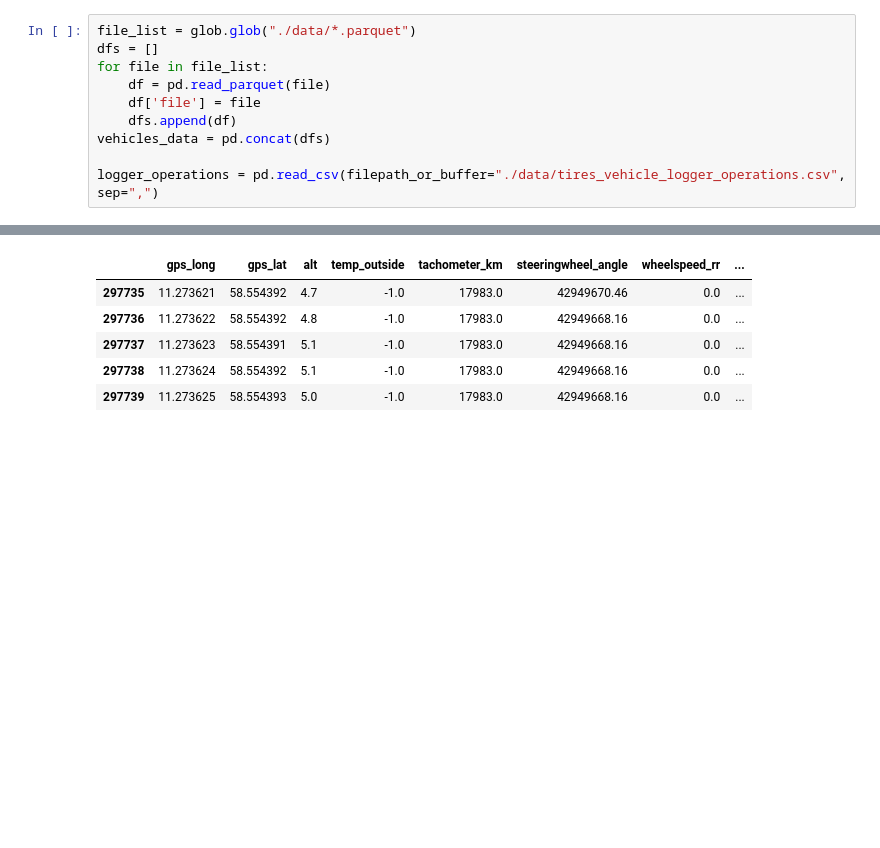
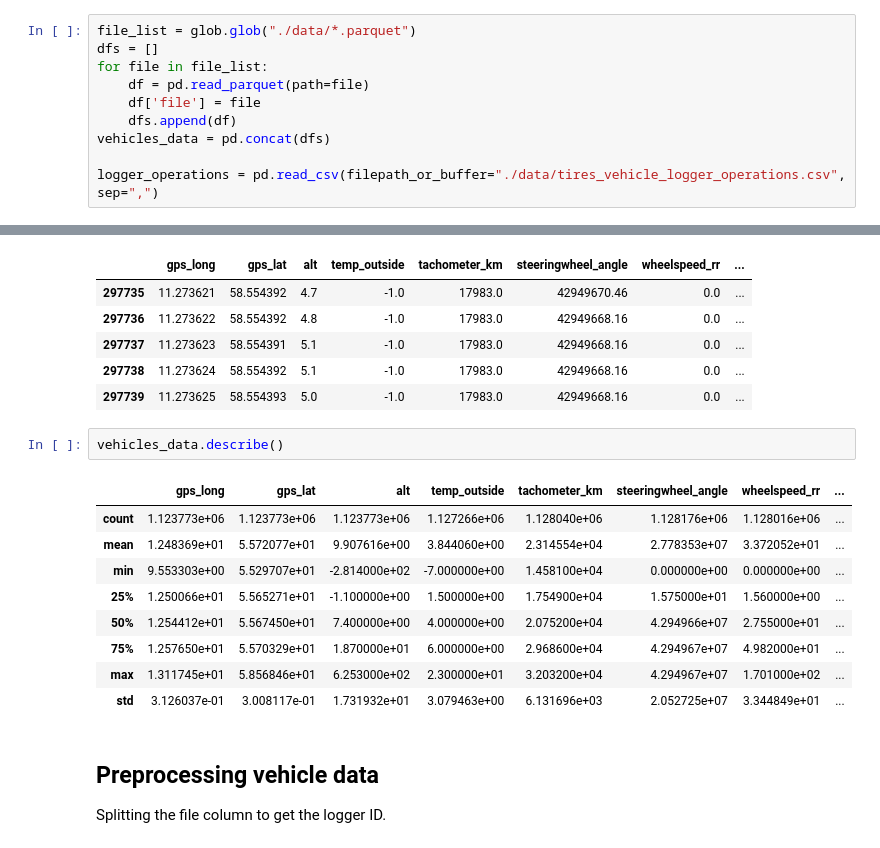
Before and after one commit to jmaumc/continental-case-study, a Jupyter notebook: explorations.ipynb, the cells around one changed output, grey strips where cells are left out. Drawn from its saved outputs; the diff is of its cells as text; blank space fills up the shorter version.

```diff
--- a/explorations.ipynb
+++ b/explorations.ipynb
@@ -8,7 +8,7 @@ pd.options.display.max_columns = 500
 file_list = glob.glob("./data/*.parquet")
 dfs = []
 for file in file_list:
-    df = pd.read_parquet(file)
+    df = pd.read_parquet(path=file)
     df['file'] = file
     dfs.append(df)
 vehicles_data = pd.concat(dfs)
@@ -82,3 +119,19 @@ None
 | 297737 | 11.273623 | 58.554391 | 5.1 | -1.0 | 17983.0 | 42949668.16 | 0.0 | ... |
 | 297738 | 11.273624 | 58.554392 | 5.1 | -1.0 | 17983.0 | 42949668.16 | 0.0 | ... |
 | 297739 | 11.273625 | 58.554393 | 5.0 | -1.0 | 17983.0 | 42949668.16 | 0.0 | ... |
+# %%
+vehicles_data.describe()
+# %% [output]
+|  | gps_long | gps_lat | alt | temp_outside | tachometer_km | steeringwheel_angle | wheelspeed_rr | ... |
+| count | 1.123773e+06 | 1.123773e+06 | 1.123773e+06 | 1.127266e+06 | 1.128040e+06 | 1.128176e+06 | 1.128016e+06 | ... |
+| mean | 1.248369e+01 | 5.572077e+01 | 9.907616e+00 | 3.844060e+00 | 2.314554e+04 | 2.778353e+07 | 3.372052e+01 | ... |
+| min | 9.553303e+00 | 5.529707e+01 | -2.814000e+02 | -7.000000e+00 | 1.458100e+04 | 0.000000e+00 | 0.000000e+00 | ... |
+| 25% | 1.250066e+01 | 5.565271e+01 | -1.100000e+00 | 1.500000e+00 | 1.754900e+04 | 1.575000e+01 | 1.560000e+00 | ... |
+| 50% | 1.254412e+01 | 5.567450e+01 | 7.400000e+00 | 4.000000e+00 | 2.075200e+04 | 4.294966e+07 | 2.755000e+01 | ... |
+| 75% | 1.257650e+01 | 5.570329e+01 | 1.870000e+01 | 6.000000e+00 | 2.968600e+04 | 4.294967e+07 | 4.982000e+01 | ... |
+| max | 1.311745e+01 | 5.856846e+01 | 6.253000e+02 | 2.300000e+01 | 3.203200e+04 | 4.294967e+07 | 1.701000e+02 | ... |
+| std | 3.126037e-01 | 3.008117e-01 | 1.731932e+01 | 3.079463e+00 | 6.131696e+03 | 2.052725e+07 | 3.344849e+01 | ... |
+# %% [markdown]
+## Preprocessing vehicle data
+
+Splitting the file column to get the logger ID.
```
Also changed, not shown: parts of 14 cells of this notebook.
